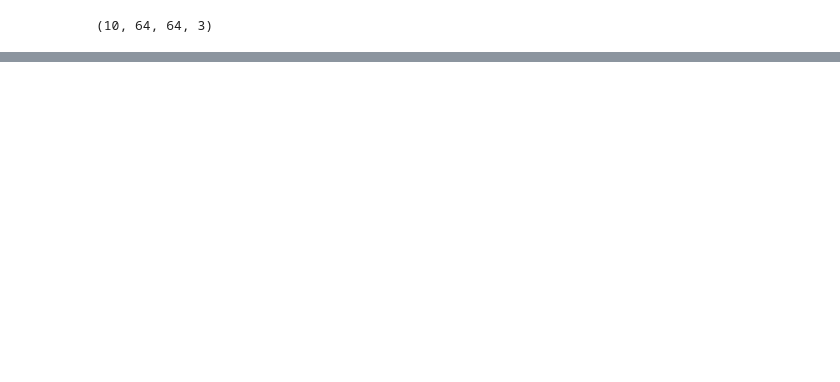
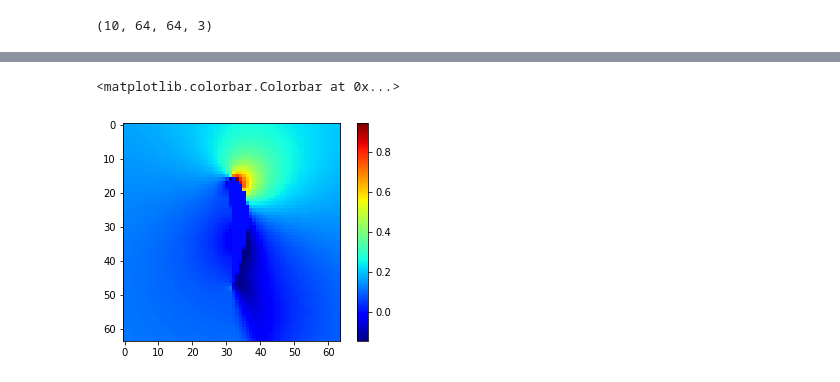
Before and after one commit to BSVogler/ferienakademie2018-accelerating-physics-with-deep-learning, a Jupyter notebook: Tutorial_1.ipynb, the cells around one changed output, grey strips where cells are left out. Drawn from its saved outputs; the diff is of its cells as text; code cells hidden in the pictures; blank space fills up the shorter version.

```diff
--- a/Tutorial_1.ipynb
+++ b/Tutorial_1.ipynb
@@ -340,4 +376,7 @@ np.asarray(rel_err).mean()
 # %%
 plt.figure()
-plt.imshow(mean_ref[:,:,1],cmap = 'jet')
+plt.imshow(mean_ref[:,:,2],cmap = 'jet')
 plt.colorbar()
+# %% [output]
+<matplotlib.colorbar.Colorbar at 0x...>
+[figure, added]
```
Also changed, not shown: parts of 19 cells of this notebook, 1 other file.
